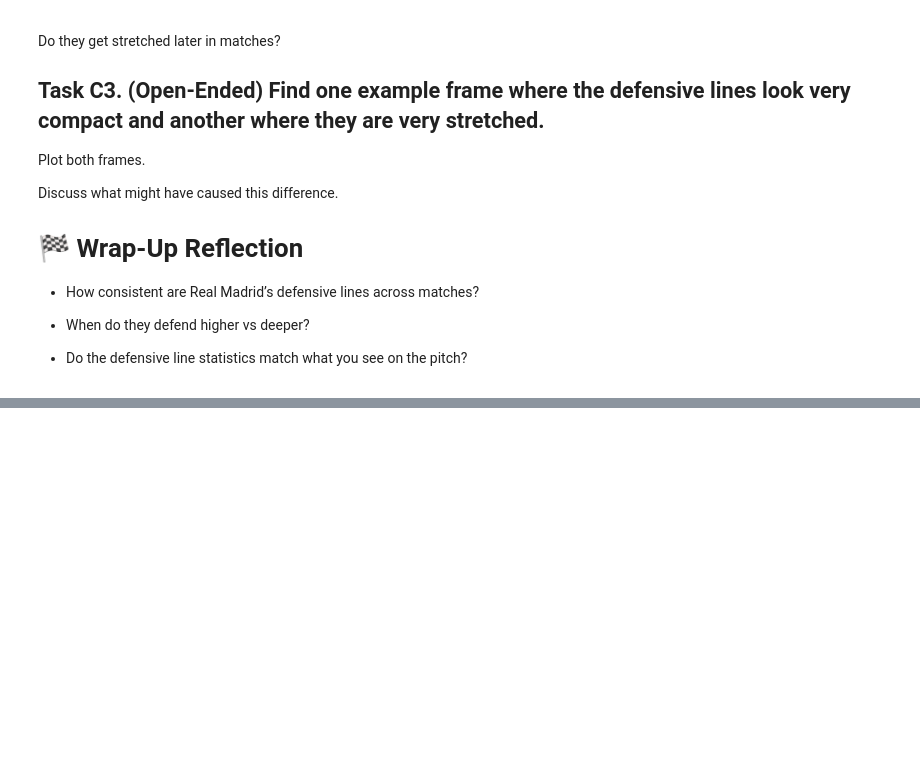
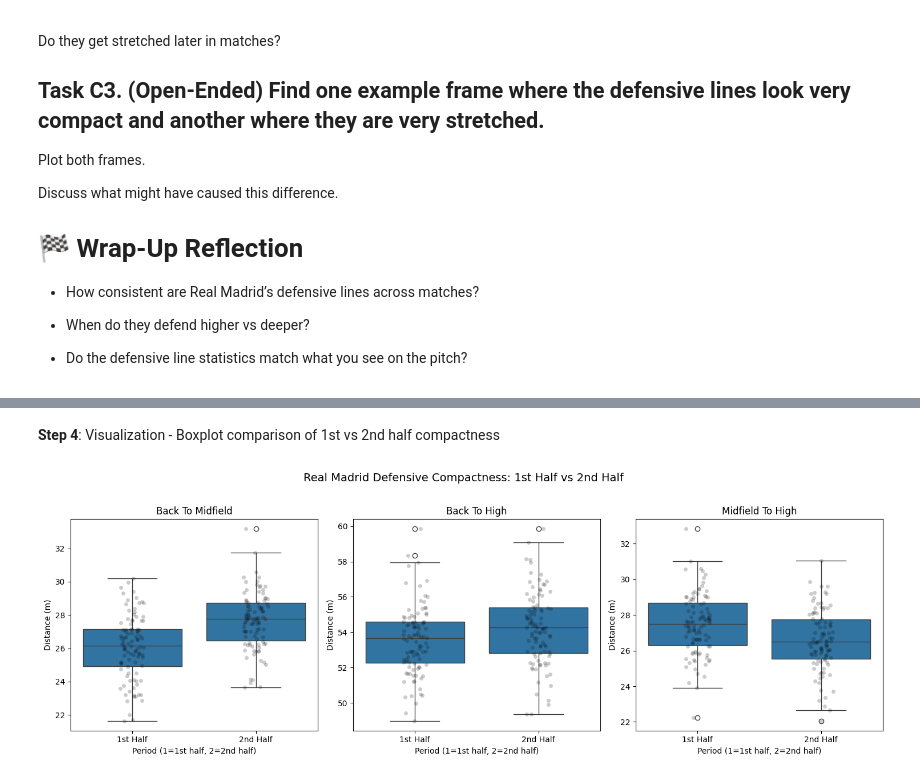
Before and after one commit to MartimRego/pass-decisions, a Jupyter notebook: Module_1/excercise_module_1.ipynb, the cells around one changed output, grey strips where cells are left out. Saved outputs shown, nothing was run; the diff lists cells and outputs as text; code cells hidden in the pictures; blank space fills up the shorter version.

```diff
--- a/Module_1/excercise_module_1.ipynb
+++ b/Module_1/excercise_module_1.ipynb
@@ -520,0 +592,18 @@ Discuss what might have caused this difference.
+# %%
+# Compare compactness metrics between 1st and 2nd half
+compactness_by_half = (
+    line_stats_by_period_pivot
+    .groupby("period")[["back_to_midfield", "back_to_high", "midfield_to_high"]]
+    .mean()
+)
+
+print("📊 Compactness comparison: 1st half vs 2nd half (meters)")
+print(compactness_by_half)
+print("\n📈 Change from 1st to 2nd half:")
+change = compactness_by_half.loc[2] - compactness_by_half.loc[1]
+print(change)
+print("\n💡 Interpretation:")
+for metric in change.index:
+    diff = change[metric]
+    direction = "MORE STRETCHED" if diff > 0 else "MORE COMPACT"
+    print(f"  {metric}: {direction} by {abs(diff):.2f}m in 2nd half")
@@ -520,0 +663,27 @@ Discuss what might have caused this difference.
+# %% [markdown]
+**Step 4**: Visualization - Boxplot comparison of 1st vs 2nd half compactness
+# %%
+# Melt data for visualization
+melted_by_period = line_stats_by_period_pivot.melt(
+    id_vars=["match_id", "opponent", "period"],
+    value_vars=["back_to_midfield", "back_to_high", "midfield_to_high"],
+    var_name="line_distance", value_name="meters"
+)
+
+# Create side-by-side boxplots
+fig, axes = plt.subplots(1, 3, figsize=(15, 5))
+
+for idx, metric in enumerate(["back_to_midfield", "back_to_high", "midfield_to_high"]):
+    data_metric = melted_by_period[melted_by_period["line_distance"] == metric]
+    sns.boxplot(data=data_metric, x="period", y="meters", ax=axes[idx])
+    sns.stripplot(data=data_metric, x="period", y="meters", color="black", alpha=0.2, ax=axes[idx])
+    axes[idx].set_title(f"{metric.replace('_', ' ').title()}")
+    axes[idx].set_xlabel("Period (1=1st half, 2=2nd half)")
+    axes[idx].set_ylabel("Distance (m)")
+    axes[idx].set_xticklabels(["1st Half", "2nd Half"])
+
+plt.suptitle("Real Madrid Defensive Compactness: 1st Half vs 2nd Half", fontsize=14, y=1.02)
+plt.tight_layout()
+plt.show()
+# %% [output]
+[figure, added]
```
Also changed, not shown: parts of 6 cells of this notebook.
